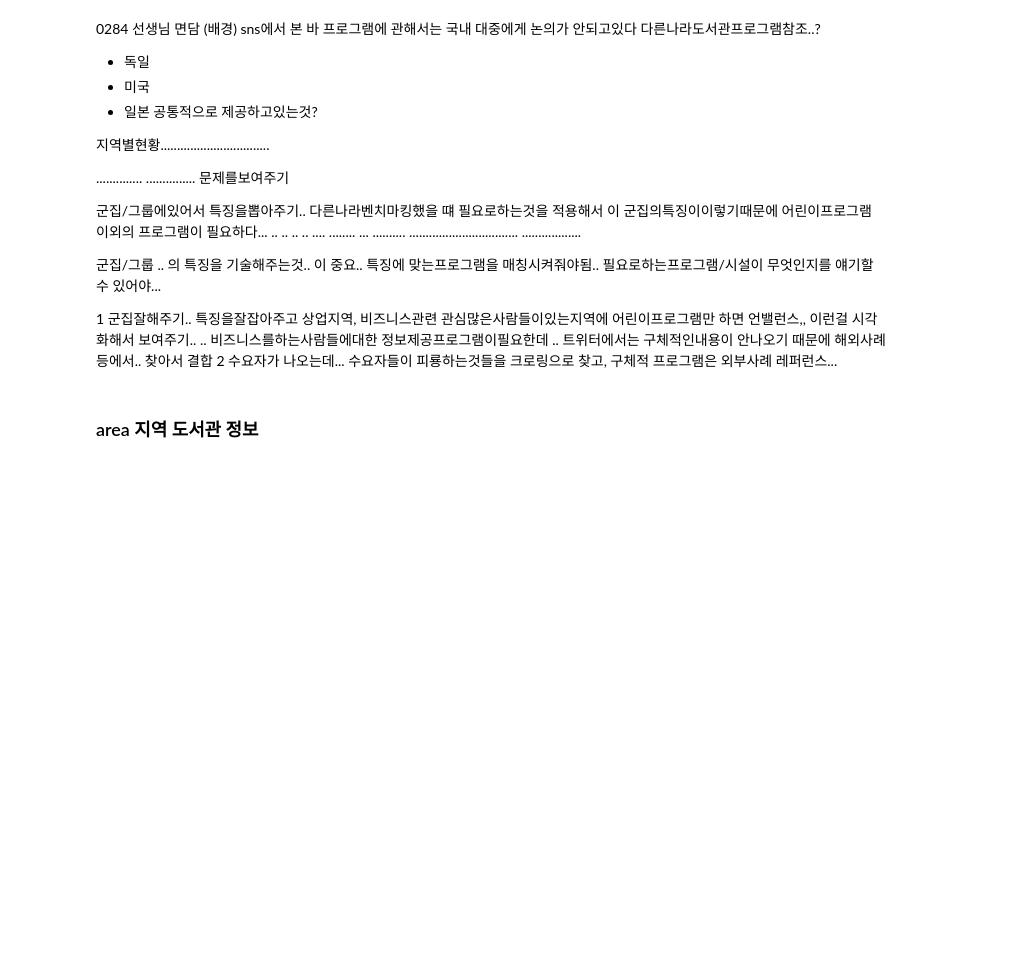
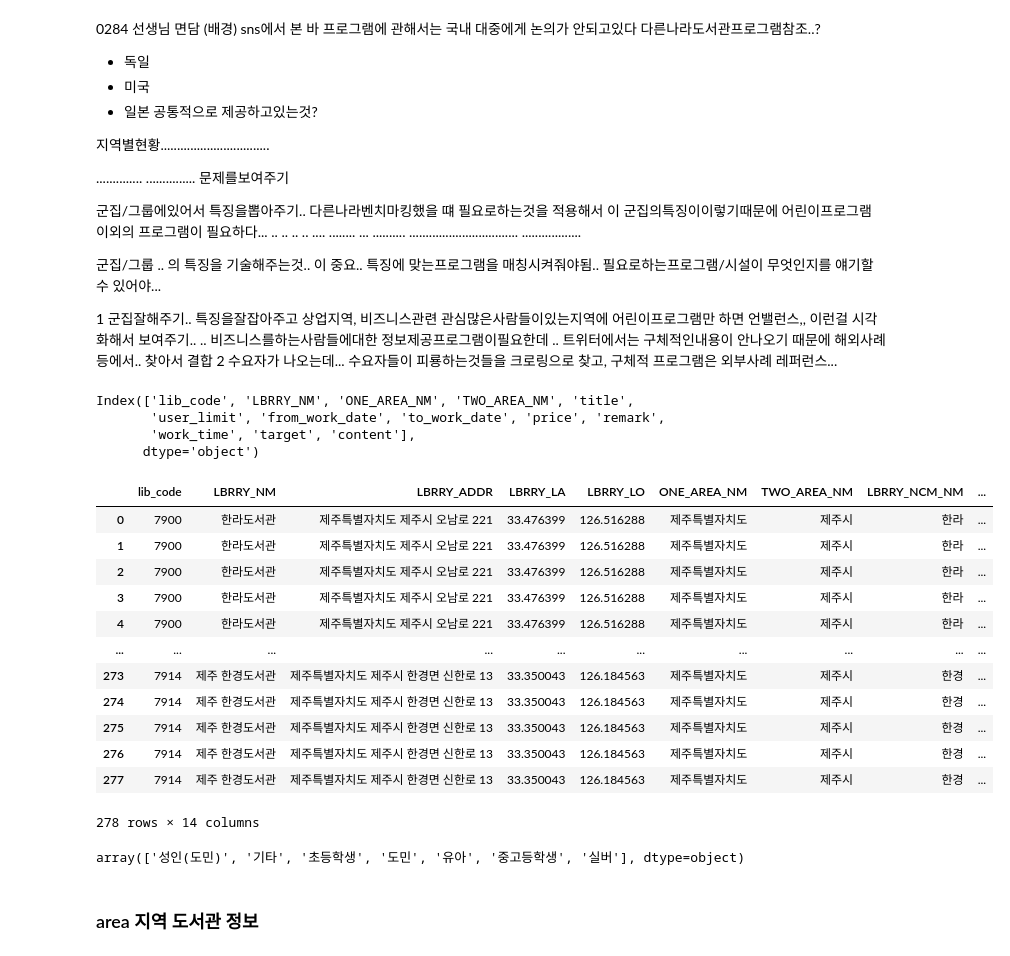
Before and after one commit to kyunakim/everybodys_lib, a Jupyter notebook: olive/program.ipynb, the cells around one changed output. Saved outputs shown, nothing was run; the diff lists cells and outputs as text; code cells hidden in the pictures; blank space fills up the shorter version.

```diff
--- a/olive/program.ipynb
+++ b/olive/program.ipynb
@@ -249,3 +241,40 @@ sns에서 본 바 프로그램에 관해서는 국내 대중에게 논의가 안
 군집잘해주기.. 특징을잘잡아주고 상업지역, 비즈니스관련 관심많은사람들이있는지역에 어린이프로그램만 하면 언밸런스,, 이런걸 시각화해서 보여주기.. .. 비즈니스를하는사람들에대한 정보제공프로그램이필요한데 ..
 트위터에서는 구체적인내용이 안나오기 때문에 해외사례 등에서.. 찾아서 결합
 2 수요자가 나오는데... 수요자들이 피룡하는것들을 크로링으로 찾고, 구체적 프로그램은 외부사례 레퍼런스...
+# %%
+#따로 크롤링해 온 제주도 프로그램정보 합치기
+
+jeju= pd.read_csv('제주도서관.csv')
+#merge 위해 컬럼명 변경 (도서관 -> LBRRY_NCM_NM)
+jeju.rename(columns={'도서관':'LBRRY_NCM_NM'}, inplace=True)
+area_jeju = pd.read_csv('제주.csv')
+# %%
+area_jeju = area_jeju[area_jeju['ONE_AREA_NM'] == '제주특별자치도']
+# %%
+# 데이터프레임 culture_program과 컬럼명일치시키기
+culture_program.columns
+# %% [output]
+Index(['lib_code', 'LBRRY_NM', 'ONE_AREA_NM', 'TWO_AREA_NM', 'title',
+       'user_limit', 'from_work_date', 'to_work_date', 'price', 'remark',
+       'work_time', 'target', 'content'],
+      dtype='object')
+# %%
+jeju_program = pd.merge(area_jeju, jeju, on='LBRRY_NCM_NM', how='inner')
+jeju_program.drop(columns = ['Unnamed: 0', '장소','접수기간'], axis=1, inplace=True)
+jeju_program.rename(columns={'LBRRY_CD':'lib_code', '신청/정원':'user_limit', '교육기간':'from_work_date', '수강료':'price',
+                            '대상':'target'}, inplace=True)
+jeju_program
+# %% [output]
+|  | lib_code | LBRRY_NM | LBRRY_ADDR | LBRRY_LA | LBRRY_LO | ONE_AREA_NM | TWO_AREA_NM | LBRRY_NCM_NM | ... |
+| 0 | 7900 | 한라도서관 | 제주특별자치도 제주시 오남로 221 | 33.476399 | 126.516288 | 제주특별자치도 | 제주시 | 한라 | ... |
+| 1 | 7900 | 한라도서관 | 제주특별자치도 제주시 오남로 221 | 33.476399 | 126.516288 | 제주특별자치도 | 제주시 | 한라 | ... |
+| 2 | 7900 | 한라도서관 | 제주특별자치도 제주시 오남로 221 | 33.476399 | 126.516288 | 제주특별자치도 | 제주시 | 한라 | ... |
+| 3 | 7900 | 한라도서관 | 제주특별자치도 제주시 오남로 221 | 33.476399 | 126.516288 | 제주특별자치도 | 제주시 | 한라 | ... |
+| 4 | 7900 | 한라도서관 | 제주특별자치도 제주시 오남로 221 | 33.476399 | 126.516288 | 제주특별자치도 | 제주시 | 한라 | ... |
+| ... | ... | ... | ... | ... | ... | ... | ... | ... | ... |
+| 273 | 7914 | 제주 한경도서관 | 제주특별자치도 제주시 한경면 신한로 13 | 33.350043 | 126.184563 | 제주특별자치도 | 제주시 | 한경 | ... |
+| 274 | 7914 | 제주 한경도서관 | 제주특별자치도 제주시 한경면 신한로 13 | 33.350043 | 126.184563 | 제주특별자치도 | 제주시 | 한경 | ... |
+| 275 | 7914 | 제주 한경도서관 | 제주특별자치도 제주시 한경면 신한로 13 | 33.350043 | 126.184563 | 제주특별자치도 | 제주시 | 한경 | ... |
+| 276 | 7914 | 제주 한경도서관 | 제주특별자치도 제주시 한경면 신한로 13 | 33.350043 | 126.184563 | 제주특별자치도 | 제주시 | 한경 | ... |
+| 277 | 7914 | 제주 한경도서관 | 제주특별자치도 제주시 한경면 신한로 13 | 33.350043 | 126.184563 | 제주특별자치도 | 제주시 | 한경 | ... |
+278 rows × 14 columns
@@ -251,0 +284,5 @@ sns에서 본 바 프로그램에 관해서는 국내 대중에게 논의가 안
+# %%
+#target정리
+jeju_program.target.unique()
+# %% [output]
+array(['성인(도민)', '기타', '초등학생', '도민', '유아', '중고등학생', '실버'], dtype=object)
```
Also changed, not shown: parts of 13 cells of this notebook, 4 other files.
